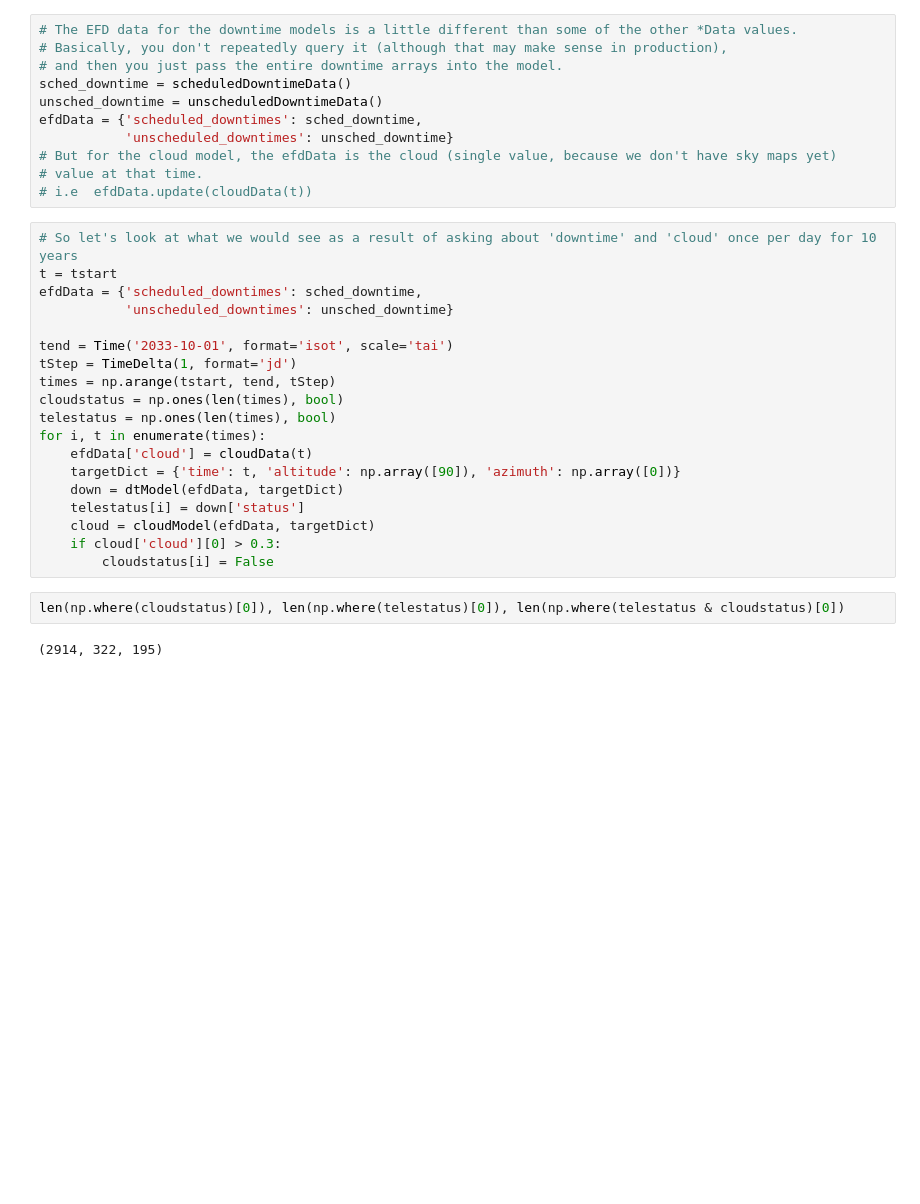
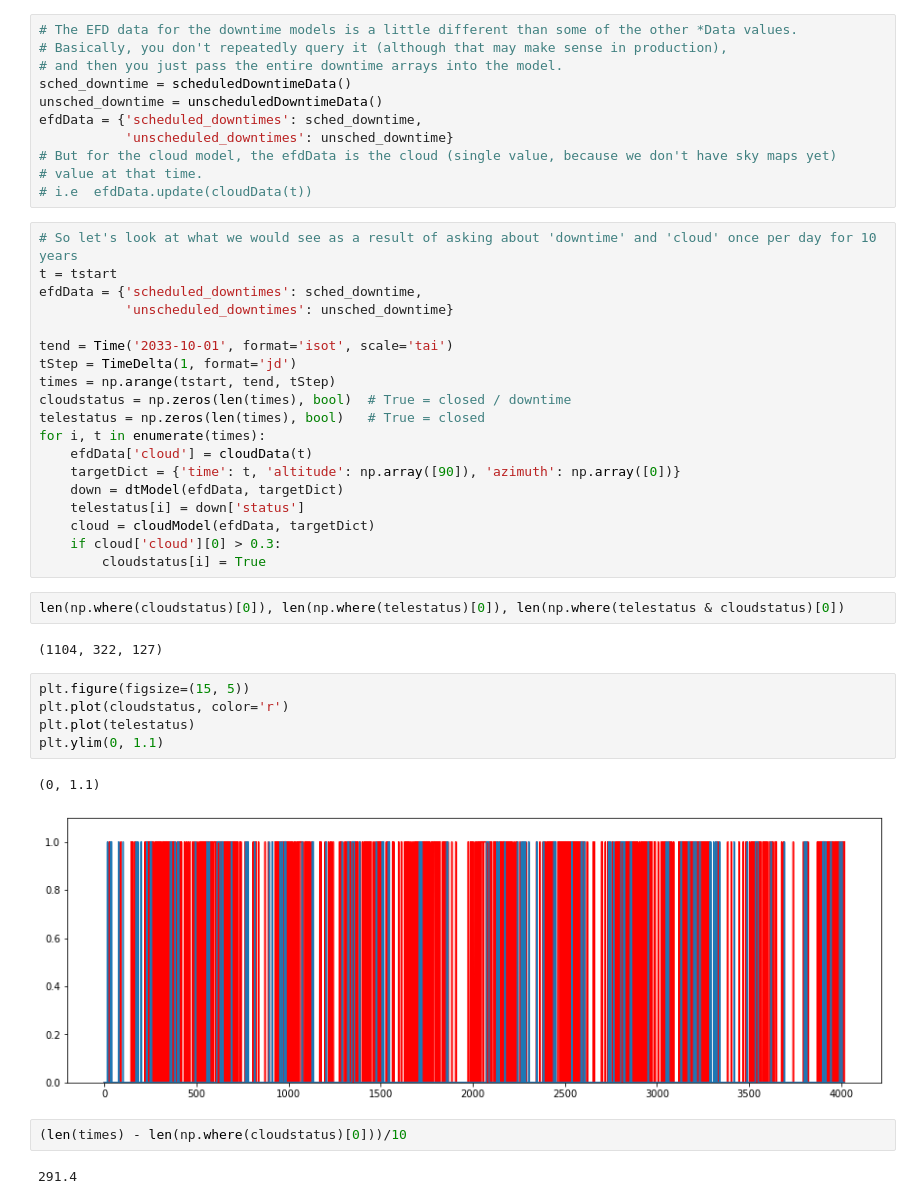
Before and after one commit to rhiannonlynne/notebooks, a Jupyter notebook: Downtime + Cloudy downtime.ipynb, the cells around one changed output. Cells and saved outputs as stored; diff of their text form; blank space fills up the shorter version.

Commit message:
Look at overlap between telescope & cloud downtime, update

```diff
--- a/Downtime + Cloudy downtime.ipynb
+++ b/Downtime + Cloudy downtime.ipynb
@@ -78,8 +78,8 @@ efdData = {'scheduled_downtimes': sched_downtime,
 tend = Time('2033-10-01', format='isot', scale='tai')
 tStep = TimeDelta(1, format='jd')
 times = np.arange(tstart, tend, tStep)
-cloudstatus = np.ones(len(times), bool)
-telestatus = np.ones(len(times), bool)
+cloudstatus = np.zeros(len(times), bool)  # True = closed / downtime
+telestatus = np.zeros(len(times), bool)   # True = closed
 for i, t in enumerate(times):
     efdData['cloud'] = cloudData(t)
     targetDict = {'time': t, 'altitude': np.array([90]), 'azimuth': np.array([0])}
@@ -87,8 +87,20 @@ for i, t in enumerate(times):
     telestatus[i] = down['status']
     cloud = cloudModel(efdData, targetDict)
     if cloud['cloud'][0] > 0.3:
-        cloudstatus[i] = False
+        cloudstatus[i] = True
 # %%
 len(np.where(cloudstatus)[0]), len(np.where(telestatus)[0]), len(np.where(telestatus & cloudstatus)[0])
 # %% [output]
-(2914, 322, 195)
+(1104, 322, 127)
+# %%
+plt.figure(figsize=(15, 5))
+plt.plot(cloudstatus, color='r')
+plt.plot(telestatus)
+plt.ylim(0, 1.1)
+# %% [output]
+(0, 1.1)
+[figure, added]
+# %%
+(len(times) - len(np.where(cloudstatus)[0]))/10
+# %% [output]
+291.4
```
